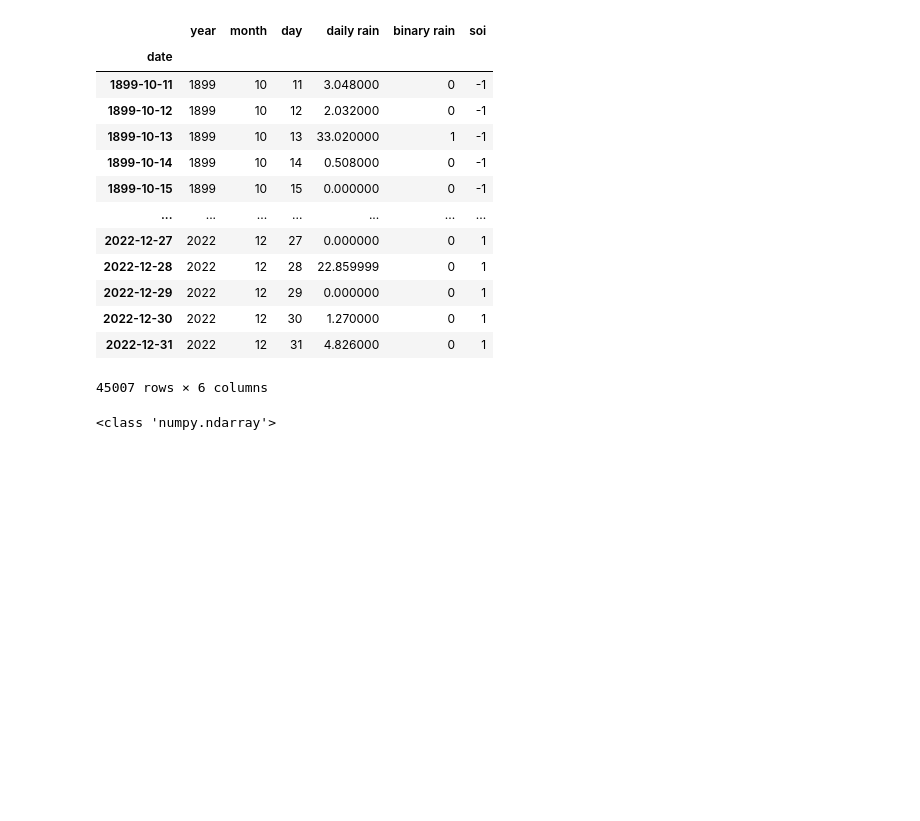
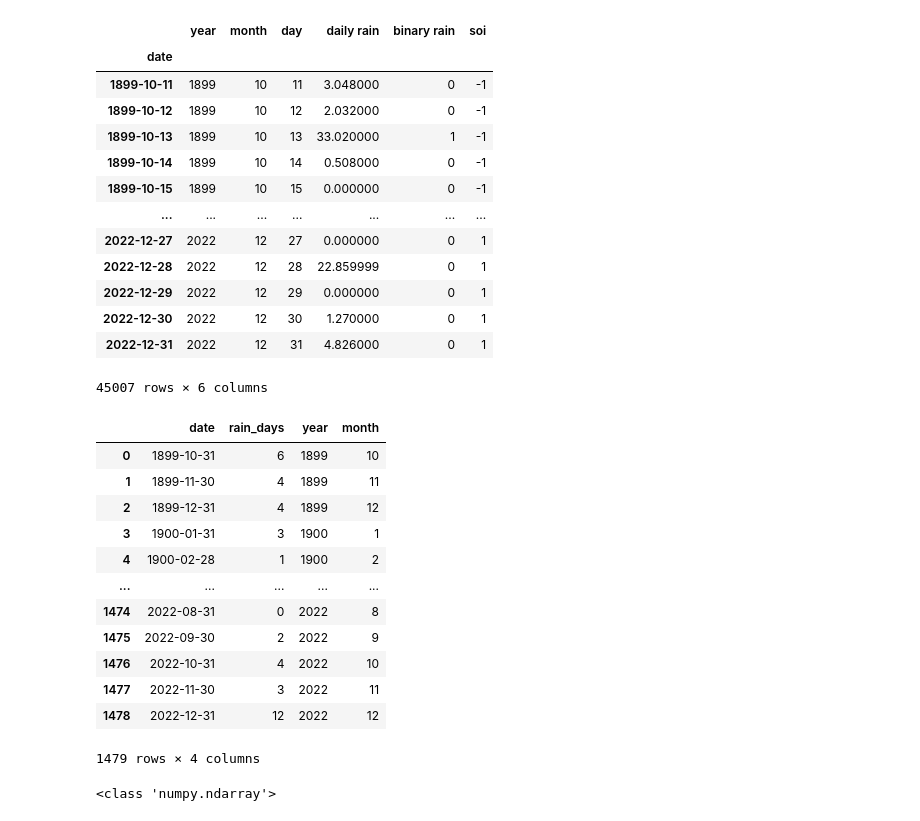
Before and after one commit to pippahtlin/Extreme-Precipitation, a Jupyter notebook: pretrained_univariate_daily.ipynb, the cells around one changed output. Drawn from its saved outputs; the diff is of its cells as text; code cells hidden in the pictures; blank space fills up the shorter version.

```diff
--- a/pretrained_univariate_daily.ipynb
+++ b/pretrained_univariate_daily.ipynb
@@ -30,6 +30,28 @@ df
 | 2022-12-30 | 2022 | 12 | 30 | 1.270000 | 0 | 1 |
 | 2022-12-31 | 2022 | 12 | 31 | 4.826000 | 0 | 1 |
 45007 rows × 6 columns
+# %%
+"""
+# Count rain days
+monthly_rain = df[df['daily rain'] != 0].groupby([pd.Grouper(freq='M')]).size()
+monthly_rain = monthly_rain.reset_index(name='rain_days')
+monthly_rain['year'], monthly_rain['month'] = monthly_rain['date'].dt.year, monthly_rain['date'].dt.month
+monthly_rain
+"""
+# %% [output]
+|  | date | rain_days | year | month |
+| 0 | 1899-10-31 | 6 | 1899 | 10 |
+| 1 | 1899-11-30 | 4 | 1899 | 11 |
+| 2 | 1899-12-31 | 4 | 1899 | 12 |
+| 3 | 1900-01-31 | 3 | 1900 | 1 |
+| 4 | 1900-02-28 | 1 | 1900 | 2 |
+| ... | ... | ... | ... | ... |
+| 1474 | 2022-08-31 | 0 | 2022 | 8 |
+| 1475 | 2022-09-30 | 2 | 2022 | 9 |
+| 1476 | 2022-10-31 | 4 | 2022 | 10 |
+| 1477 | 2022-11-30 | 3 | 2022 | 11 |
+| 1478 | 2022-12-31 | 12 | 2022 | 12 |
+1479 rows × 4 columns
 # %%
 # Calculate indices for splitting
 total_rows = len(df)
```
Also changed, not shown: parts of 18 cells of this notebook.
